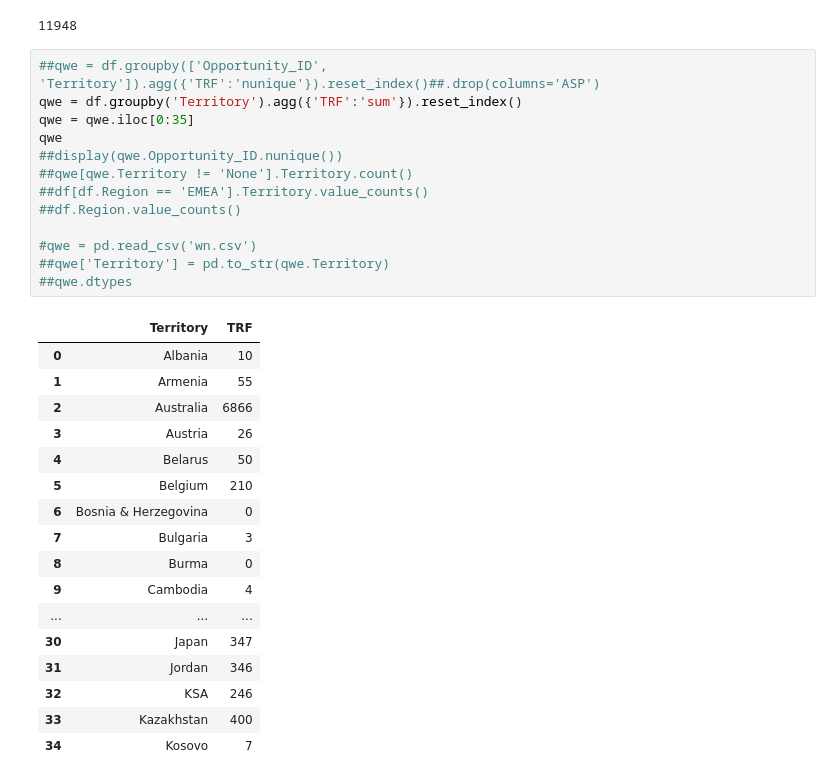
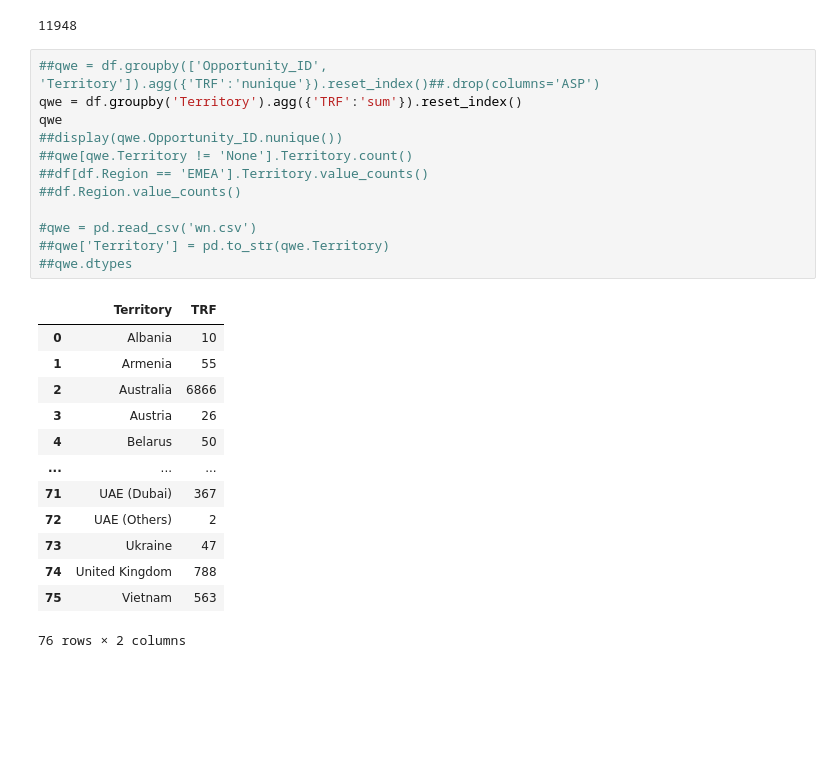
Before and after one commit to RenzoJacinto/TP1-Datos, a Jupyter notebook: cosas.ipynb, the cells around one changed output. Cells and saved outputs as stored; diff of their text form; blank space fills up the shorter version.

```diff
--- a/cosas.ipynb
+++ b/cosas.ipynb
@@ -154,34 +154,29 @@ df[df.Territory!='None'].Territory.count()
 # %%
 ##qwe = df.groupby(['Opportunity_ID', 'Territory']).agg({'TRF':'nunique'}).reset_index()##.drop(columns='ASP')
 qwe = df.groupby('Territory').agg({'TRF':'sum'}).reset_index()
-qwe = qwe.iloc[0:35]
 qwe
 ##display(qwe.Opportunity_ID.nunique())
 ##qwe[qwe.Territory != 'None'].Territory.count()
 ##df[df.Region == 'EMEA'].Territory.value_counts()
 ##df.Region.value_counts()
 
 #qwe = pd.read_csv('wn.csv')
 ##qwe['Territory'] = pd.to_str(qwe.Territory)
 ##qwe.dtypes
 # %% [output]
 |  | Territory | TRF |
 | 0 | Albania | 10 |
 | 1 | Armenia | 55 |
 | 2 | Australia | 6866 |
 | 3 | Austria | 26 |
 | 4 | Belarus | 50 |
-| 5 | Belgium | 210 |
-| 6 | Bosnia & Herzegovina | 0 |
-| 7 | Bulgaria | 3 |
-| 8 | Burma | 0 |
-| 9 | Cambodia | 4 |
 | ... | ... | ... |
-| 30 | Japan | 347 |
-| 31 | Jordan | 346 |
-| 32 | KSA | 246 |
-| 33 | Kazakhstan | 400 |
-| 34 | Kosovo | 7 |
+| 71 | UAE (Dubai) | 367 |
+| 72 | UAE (Others) | 2 |
+| 73 | Ukraine | 47 |
+| 74 | United Kingdom | 788 |
+| 75 | Vietnam | 563 |
+76 rows × 2 columns
 # %%
 ##state_geo = os.path('world-countries.json')
 m = folium.Map(location=[0, -0], zoom_start=2)
```
Also changed, not shown: parts of 1 cell of this notebook.
